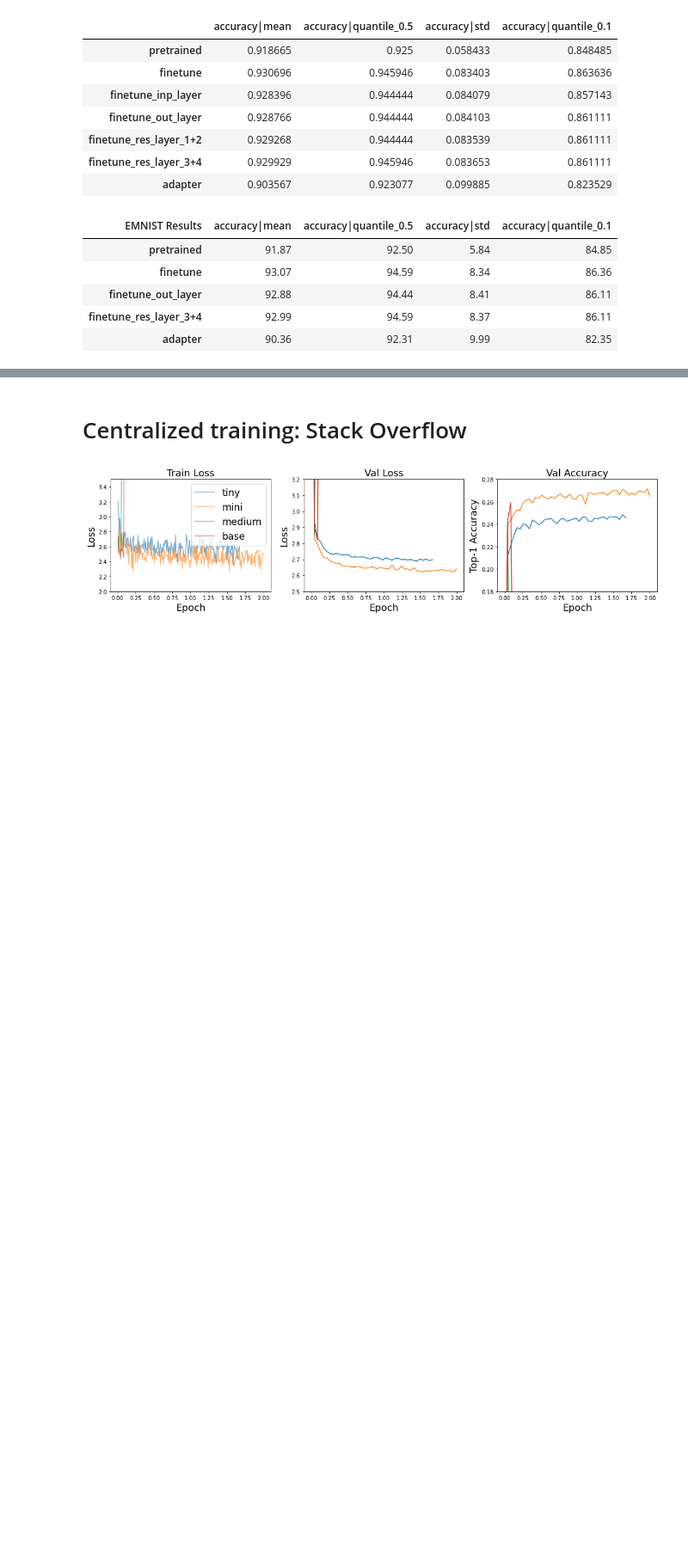
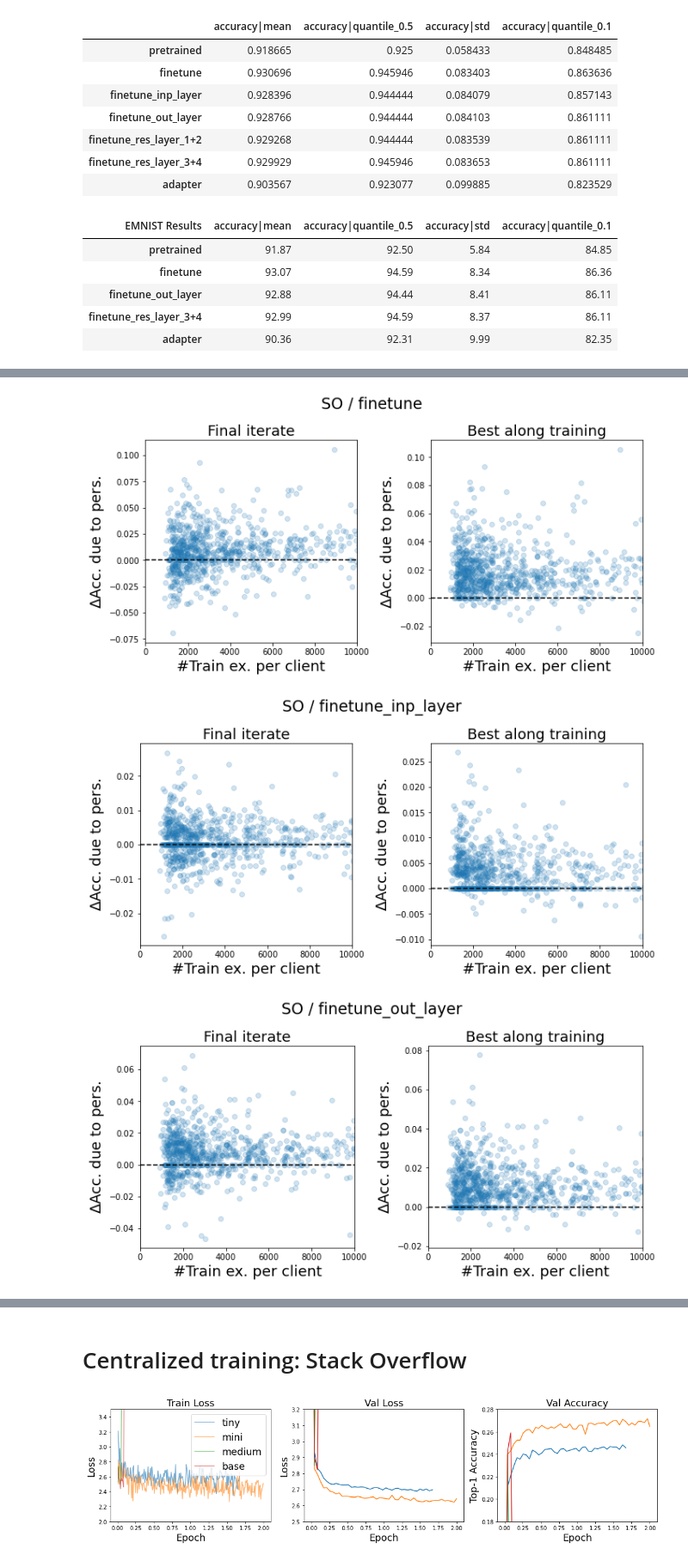
Before and after one commit to facebookresearch/FL_partial_personalization, a Jupyter notebook: parse_outputs.ipynb, the cells around one changed output, grey strips where cells are left out. Shown at 86% size. Cells and saved outputs as stored; diff of their text form; code cells hidden in the pictures; blank space fills up the shorter version.

```diff
--- a/parse_outputs.ipynb
+++ b/parse_outputs.ipynb
@@ -137,0 +271,10 @@ df2
+# %%
+for param, out in zip(param_list, out_list):
+    if out is None:
+        print('No output found for', param)
+    else:
+        make_pers_scatter(out, param, 'SO')
+# %% [output]
+[figure, added]
+[figure, added]
+[figure, added]
```
Also changed, not shown: parts of 24 cells of this notebook, 11 other files.
